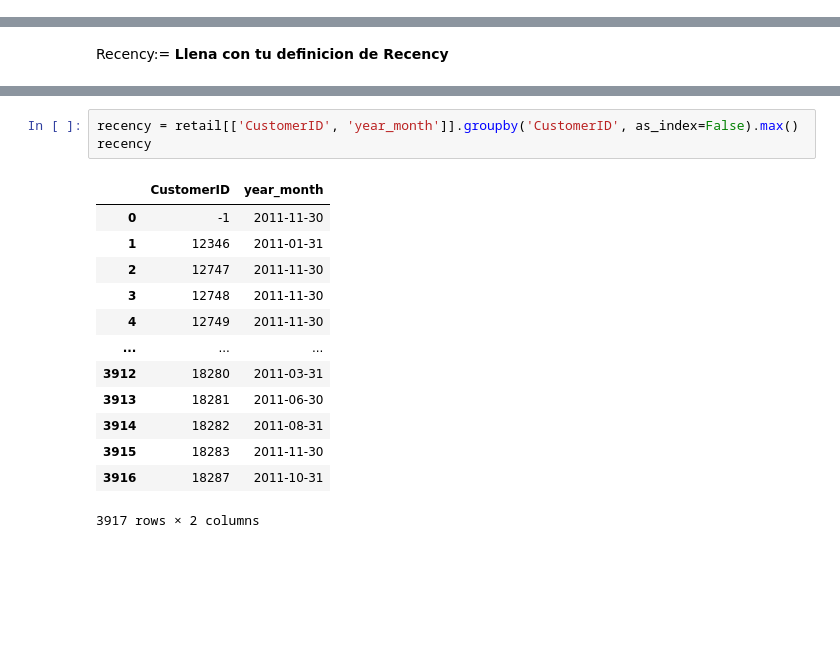
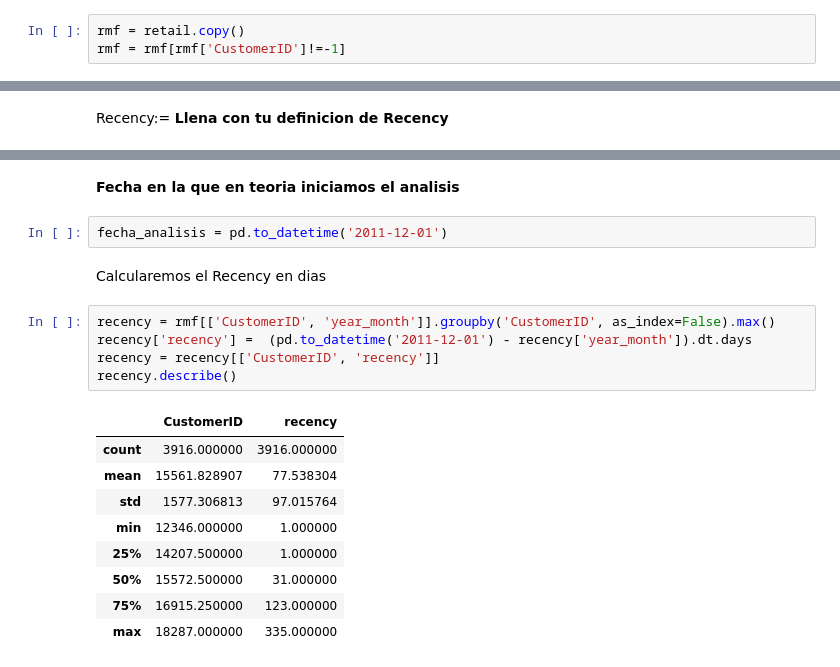
Before and after one commit to Eduardo2505/mcda-marketing, a Jupyter notebook: 02_metricas_segmentacion_ltv.ipynb, the cells around one changed output, grey strips where cells are left out. Saved outputs shown, nothing was run; the diff lists cells and outputs as text; blank space fills up the shorter version.

```diff
--- a/02_metricas_segmentacion_ltv.ipynb
+++ b/02_metricas_segmentacion_ltv.ipynb
@@ -702,0 +709,3 @@ En esta parte de la clase segmentaremos a los usuarios basandonos en la metodolo
+# %%
+rmf = retail.copy()
+rmf = rmf[rmf['CustomerID']!=-1]
@@ -707,17 +726,21 @@ Recency:= **Llena con tu definicion de Recency**
+# %% [markdown]
+**Fecha en la que en teoria iniciamos el analisis**
+# %%
+fecha_analisis = pd.to_datetime('2011-12-01')
+# %% [markdown]
+Calcularemos el Recency en dias
 # %%
-recency = retail[['CustomerID', 'year_month']].groupby('CustomerID', as_index=False).max()
-recency
+recency = rmf[['CustomerID', 'year_month']].groupby('CustomerID', as_index=False).max()
+recency['recency'] =  (pd.to_datetime('2011-12-01') - recency['year_month']).dt.days
+recency = recency[['CustomerID', 'recency']]
+recency.describe()
 # %% [output]
-|  | CustomerID | year_month |
-| 0 | -1 | 2011-11-30 |
-| 1 | 12346 | 2011-01-31 |
-| 2 | 12747 | 2011-11-30 |
-| 3 | 12748 | 2011-11-30 |
-| 4 | 12749 | 2011-11-30 |
-| ... | ... | ... |
-| 3912 | 18280 | 2011-03-31 |
-| 3913 | 18281 | 2011-06-30 |
-| 3914 | 18282 | 2011-08-31 |
-| 3915 | 18283 | 2011-11-30 |
-| 3916 | 18287 | 2011-10-31 |
+|  | CustomerID | recency |
+| count | 3916.000000 | 3916.000000 |
+| mean | 15561.828907 | 77.538304 |
+| std | 1577.306813 | 97.015764 |
+| min | 12346.000000 | 1.000000 |
+| 25% | 14207.500000 | 1.000000 |
+| 50% | 15572.500000 | 31.000000 |
+| 75% | 16915.250000 | 123.000000 |
+| max | 18287.000000 | 335.000000 |
-3917 rows × 2 columns
```
Also changed, not shown: parts of 61 cells of this notebook.
